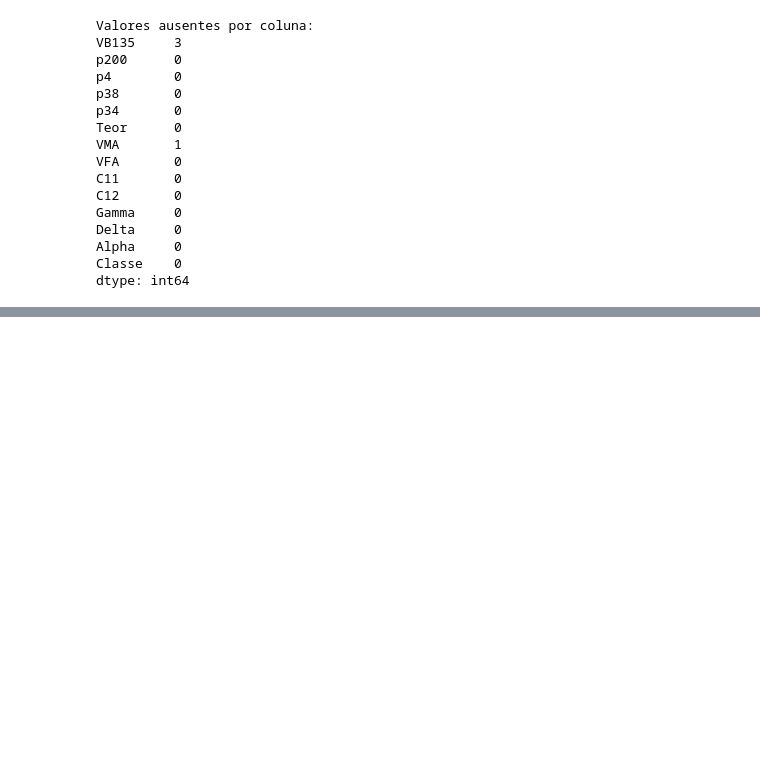
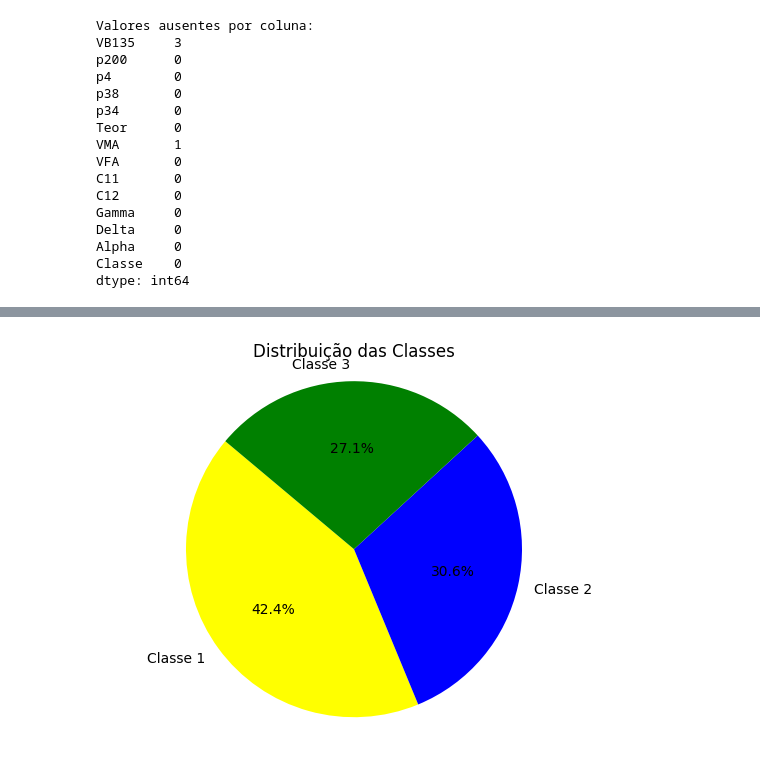
Before and after one commit to antonnyvictor18/IC, a Jupyter notebook: notebook.ipynb, the cells around one changed output, grey strips where cells are left out. Saved outputs shown, nothing was run; the diff lists cells and outputs as text; code cells hidden in the pictures; blank space fills up the shorter version.

```diff
--- a/notebook.ipynb
+++ b/notebook.ipynb
@@ -105 +161,18 @@ plt.show()
+# %%
+# Contar a quantidade de ocorrências de cada valor na coluna "Classe"
+count_values = data['Classe'].value_counts()
+
+# Criar o gráfico de pizza
+labels = ['Classe 1', 'Classe 2', 'Classe 3']
+colors = ['yellow', 'blue', 'green']
+plt.pie(count_values, labels=labels, colors=colors, autopct='%1.1f%%', startangle=140)
+
+# Adicionar um título ao gráfico
+plt.title('Distribuição das Classes')
+
+# Mostrar o gráfico
+plt.axis('equal')  # Faz o gráfico de pizza ser desenhado como um círculo.
+plt.show()
+# %% [output]
+[figure, added]
 # %%
```
Also changed, not shown: parts of 10 cells of this notebook, 4 other files.
